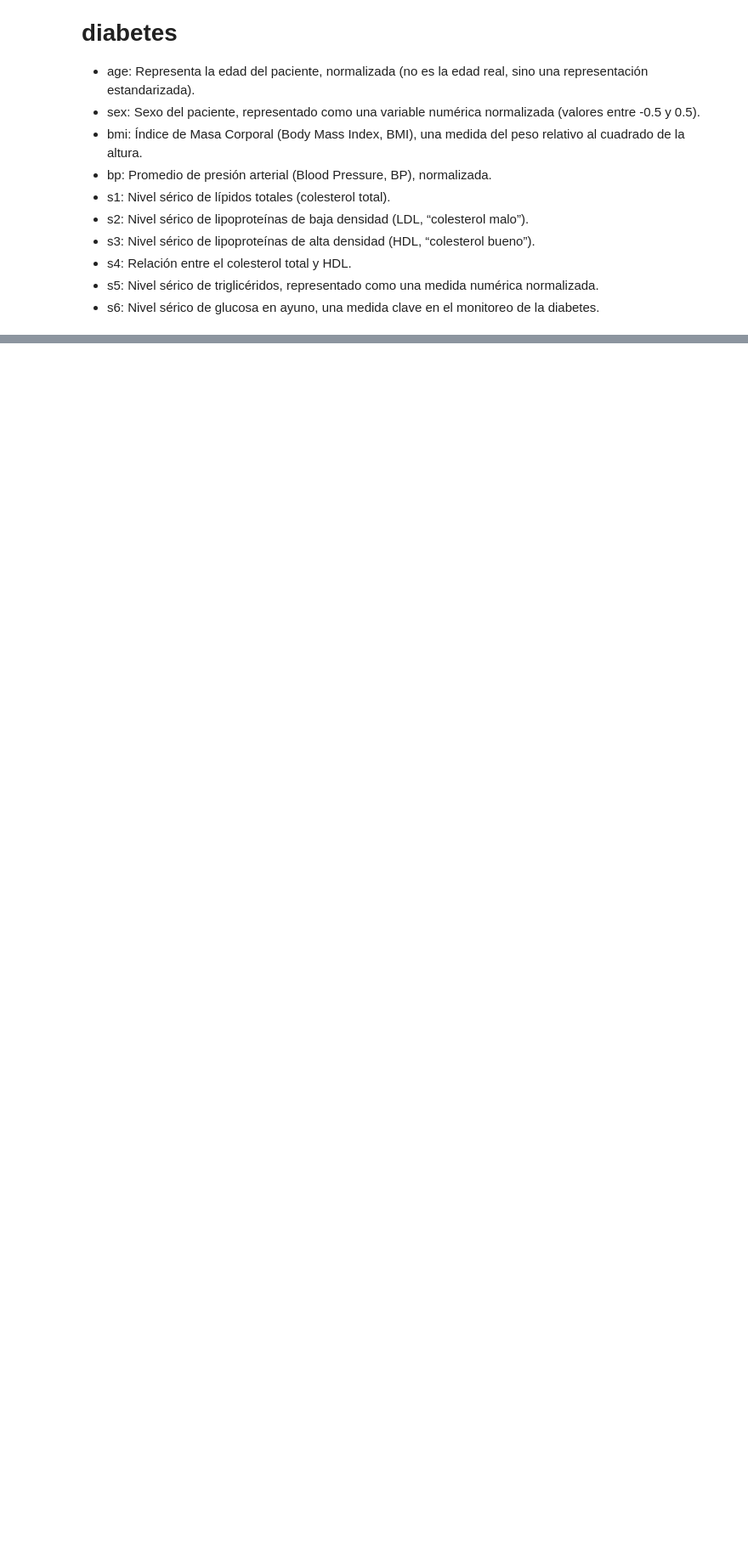
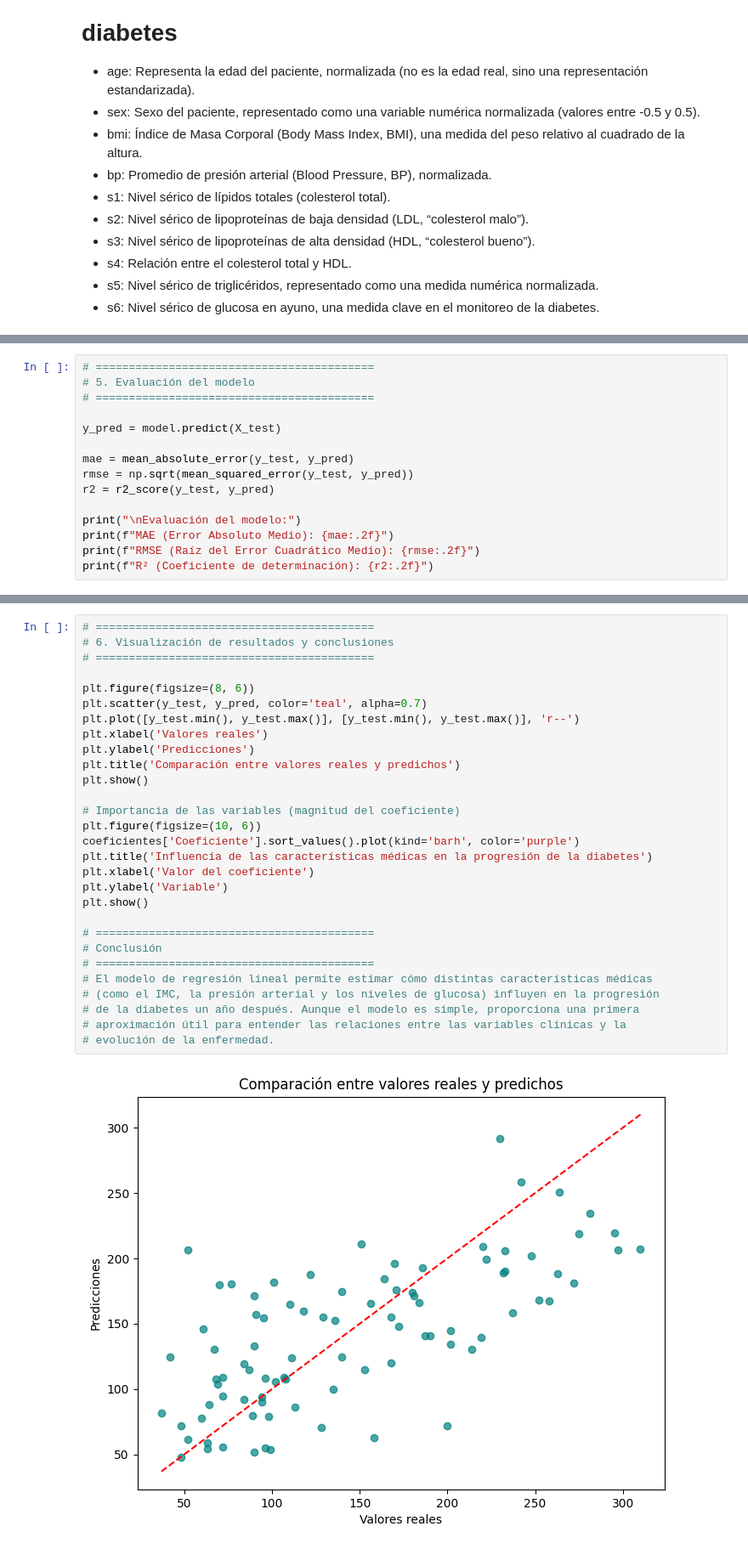
Before and after one commit to oscarhybridge/regresion_lineal, a Jupyter notebook: 1_regresion_lineal_diabetes.ipynb, the cells around one changed output, grey strips where cells are left out. Shown at 85% size. Saved outputs shown, nothing was run; the diff lists cells and outputs as text; blank space fills up the shorter version.

Commit message:
Modelo completado

```diff
--- a/1_regresion_lineal_diabetes.ipynb
+++ b/1_regresion_lineal_diabetes.ipynb
@@ -29,0 +176,15 @@ df.head()
+# %%
+# ==========================================
+# 5. Evaluación del modelo
+# ==========================================
+
+y_pred = model.predict(X_test)
+
+mae = mean_absolute_error(y_test, y_pred)
+rmse = np.sqrt(mean_squared_error(y_test, y_pred))
+r2 = r2_score(y_test, y_pred)
+
+print("\nEvaluación del modelo:")
+print(f"MAE (Error Absoluto Medio): {mae:.2f}")
+print(f"RMSE (Raíz del Error Cuadrático Medio): {rmse:.2f}")
+print(f"R² (Coeficiente de determinación): {r2:.2f}")
@@ -29,0 +196,31 @@ df.head()
+# %%
+# ==========================================
+# 6. Visualización de resultados y conclusiones
+# ==========================================
+
+plt.figure(figsize=(8, 6))
+plt.scatter(y_test, y_pred, color='teal', alpha=0.7)
+plt.plot([y_test.min(), y_test.max()], [y_test.min(), y_test.max()], 'r--')
+plt.xlabel('Valores reales')
+plt.ylabel('Predicciones')
+plt.title('Comparación entre valores reales y predichos')
+plt.show()
+
+# Importancia de las variables (magnitud del coeficiente)
+plt.figure(figsize=(10, 6))
+coeficientes['Coeficiente'].sort_values().plot(kind='barh', color='purple')
+plt.title('Influencia de las características médicas en la progresión de la diabetes')
+plt.xlabel('Valor del coeficiente')
+plt.ylabel('Variable')
+plt.show()
+
+# ==========================================
+# Conclusión
+# ==========================================
+# El modelo de regresión lineal permite estimar cómo distintas características médicas
+# (como el IMC, la presión arterial y los niveles de glucosa) influyen en la progresión
+# de la diabetes un año después. Aunque el modelo es simple, proporciona una primera
+# aproximación útil para entender las relaciones entre las variables clínicas y la
+# evolución de la enfermedad.
+# %% [output]
+[figure, added]
```
Also changed, not shown: parts of 7 cells of this notebook, 1 other file.
